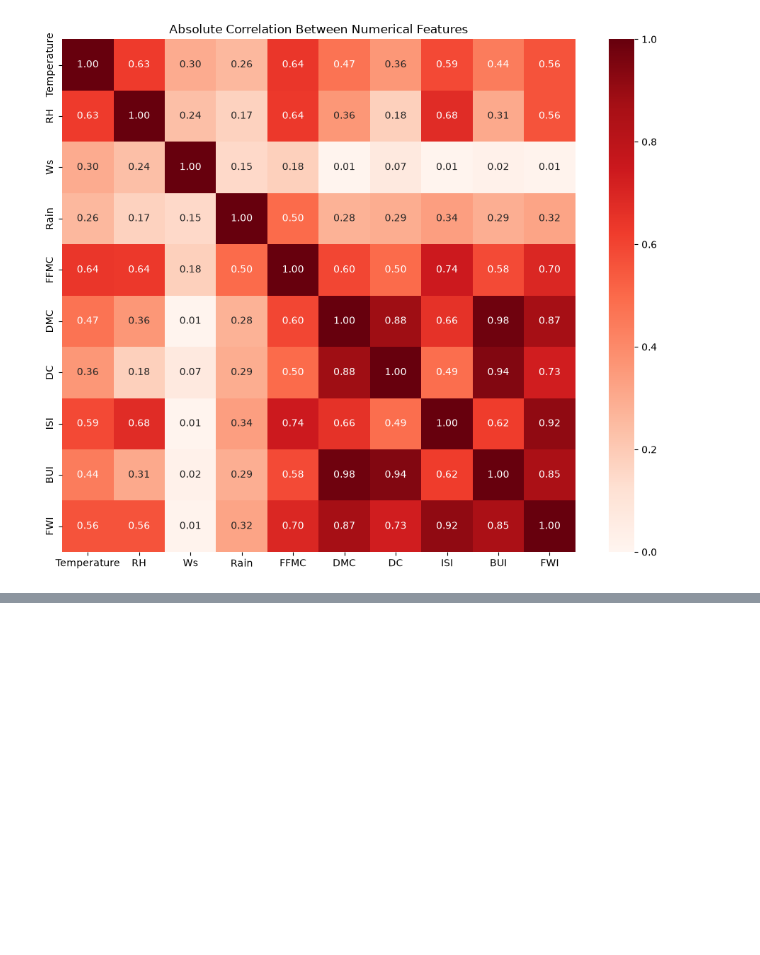
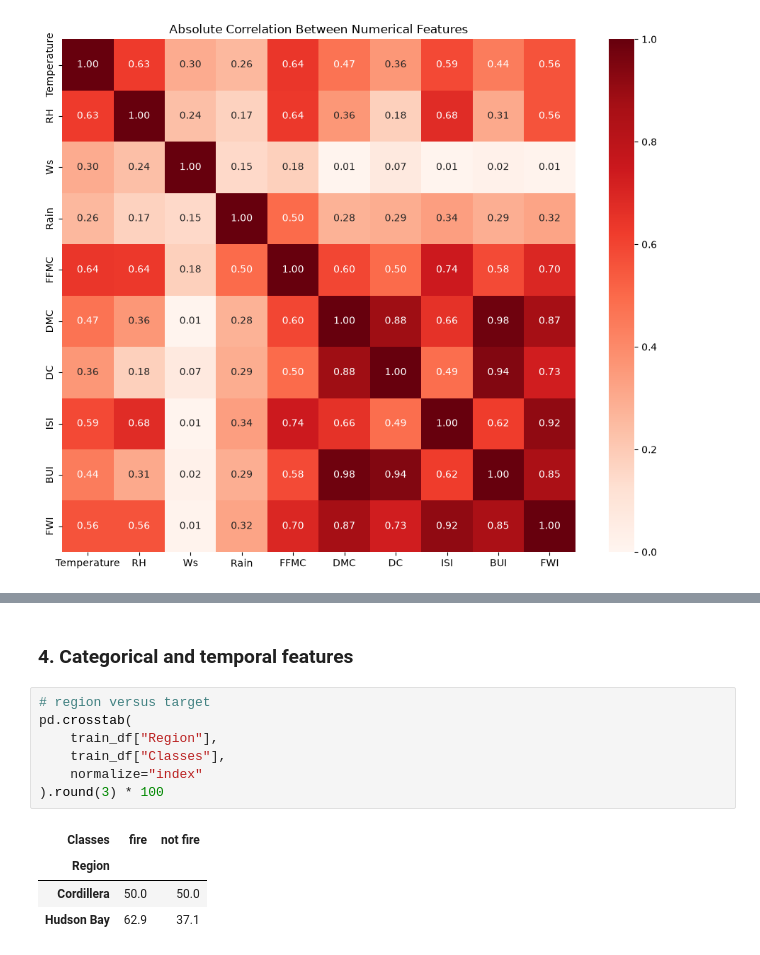
Before and after one commit to georgyzaouk/forest-fire-prediction, a Jupyter notebook: 02_eda.ipynb, the cells around one changed output, grey strips where cells are left out. Drawn from its saved outputs; the diff is of its cells as text; blank space fills up the shorter version.

```diff
--- a/02_eda.ipynb
+++ b/02_eda.ipynb
@@ -99,0 +119,14 @@ plt.show()
+# %% [markdown]
+### 4. Categorical and temporal features
+# %%
+# region versus target
+pd.crosstab(
+    train_df["Region"],
+    train_df["Classes"],
+    normalize="index"
+).round(3) * 100
+# %% [output]
+| Classes | fire | not fire |
+| Region |  |  |
+| Cordillera | 50.0 | 50.0 |
+| Hudson Bay | 62.9 | 37.1 |
```
Also changed, not shown: parts of 10 cells of this notebook, 2 other files.
